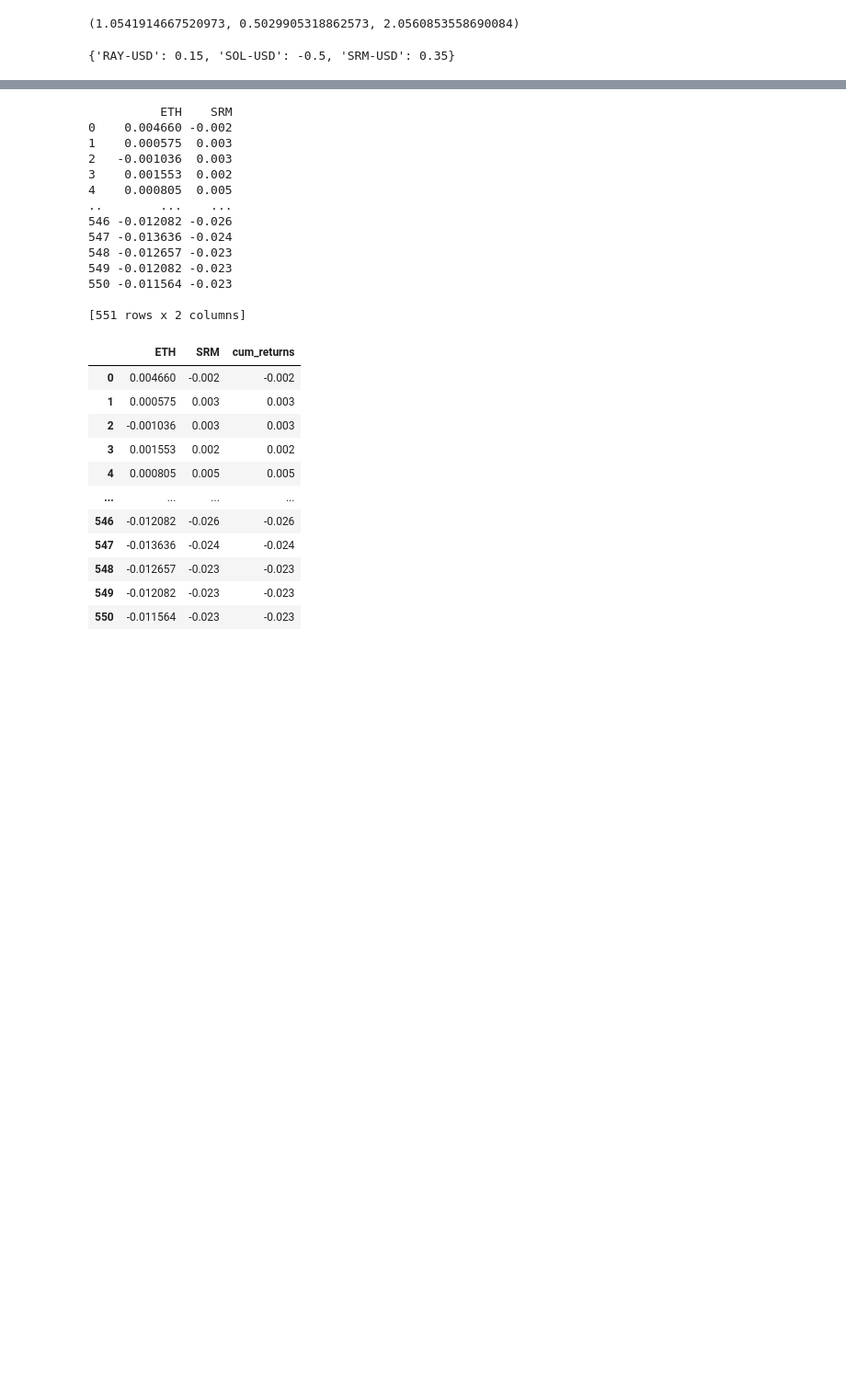
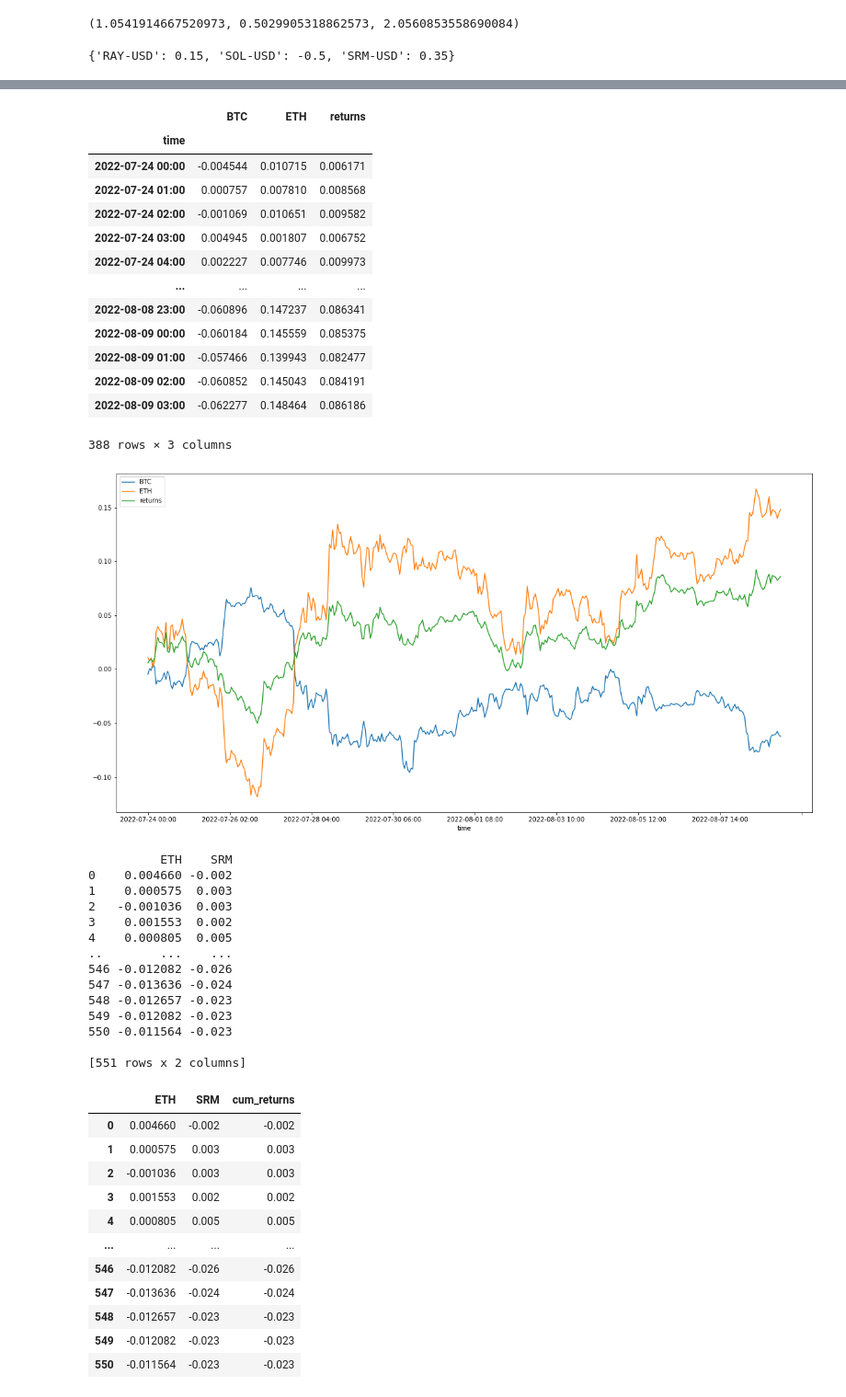
Before and after one commit to kGeee/zenith, a Jupyter notebook: testing.ipynb, the cells around one changed output, grey strips where cells are left out. Shown: that part at 92% size. Drawn from its saved outputs; the diff is of its cells as text; code cells hidden in the pictures; blank space fills up the shorter version.

```diff
--- a/testing.ipynb
+++ b/testing.ipynb
@@ -555,3 +466,83 @@ dtype: float64
+# %%
+
+def download_historical_data(start_date, ticker, resolution):
+    """
+    Downloads historical data into specific folder
+    start_date - string of start date ex. "2022-04-01"
+    ticker - ticker to download
+    resolution - resolution of candlestick ex. "1h"
+    returns: String of filename
+    """
+    import os
+    data = get_historical_data(start_date, ticker, resolution)
+    file_name = f"{ticker}_{resolution}_{start_date}.csv"
+    outdir = 'data'
+    if not os.path.exists(outdir):
+        os.mkdir(outdir)
+
+    fullname = os.path.join(outdir, file_name)
+
+
+    df = pd.DataFrame(data, columns=['time','open','high','low','close','volume'])
+    df.to_csv(fullname)
+    return file_name
+
+def read_historical_data(start_date, ticker, resolution):
+    """
+    Reads historical data from subfolder
+    start_date - string of start date ex. "2022-04-01"
+    ticker - ticker to download
+    resolution - resolution of candlestick ex. "1h"
+    returns: OHLCV DataFrame
+    """
+    data = pd.read_csv(f"data/{ticker}_{resolution}_{start_date}.csv")
+    return pd.DataFrame(data, columns=['time','open','high','low','close','volume'])
+
+def multi_weighted_index_v2(weights, lookback_window , resolution="1h"):
+    """
+    Multiweighted index visualizer
+    weights - dictionary of tickers with respective weights (negative weight indicates short)
+    lookback_window - lookback period in days
+    starting_balance - starting balance
+    """
+    start_date = date.today() - timedelta(lookback_window)
+    returns = pd.DataFrame()
+    for ticker in weights.keys():
+        download_historical_data(start_date, f"{ticker}-PERP", resolution)
+        ohlc = read_historical_data(start_date, f"{ticker}-PERP", resolution)
+        ohlc[f"return_{ticker}"] = (ohlc['close'] - ohlc['open'][0]) / ohlc['open'][0]
+        returns[ticker] = ohlc[f"return_{ticker}"]
+
+    for k,v in weights.items():
+        returns[k] = returns[k] * v
+
+    returns["returns"] = returns.sum(axis=1)
+    ohlc['time'] = ohlc['time'] / 1000
+    returns = returns.set_index(ohlc['time'].apply(lambda x: datetime.utcfromtimestamp(x).strftime('%Y-%m-%d %H:%M')))
+    returns.plot(figsize=(20, 10))
+
+    remove_data()
+
+    return returns
+
+
+multi_weighted_index({"BTC":-1, "ETH":1}, 15)
+# %% [output]
+|  | BTC | ETH | returns |
+| time |  |  |  |
+| 2022-07-24 00:00 | -0.004544 | 0.010715 | 0.006171 |
+| 2022-07-24 01:00 | 0.000757 | 0.007810 | 0.008568 |
+| 2022-07-24 02:00 | -0.001069 | 0.010651 | 0.009582 |
+| 2022-07-24 03:00 | 0.004945 | 0.001807 | 0.006752 |
+| 2022-07-24 04:00 | 0.002227 | 0.007746 | 0.009973 |
+| ... | ... | ... | ... |
+| 2022-08-08 23:00 | -0.060896 | 0.147237 | 0.086341 |
+| 2022-08-09 00:00 | -0.060184 | 0.145559 | 0.085375 |
+| 2022-08-09 01:00 | -0.057466 | 0.139943 | 0.082477 |
+| 2022-08-09 02:00 | -0.060852 | 0.145043 | 0.084191 |
+| 2022-08-09 03:00 | -0.062277 | 0.148464 | 0.086186 |
+388 rows × 3 columns
+[figure, added]
 # %%
 from pairs_helper_functions import *
 multi_weighted_index({ "ETH":1,  "SRM":-1}, 1, resolution="5m")
```
Also changed, not shown: parts of 2 cells of this notebook, 2 other files.
